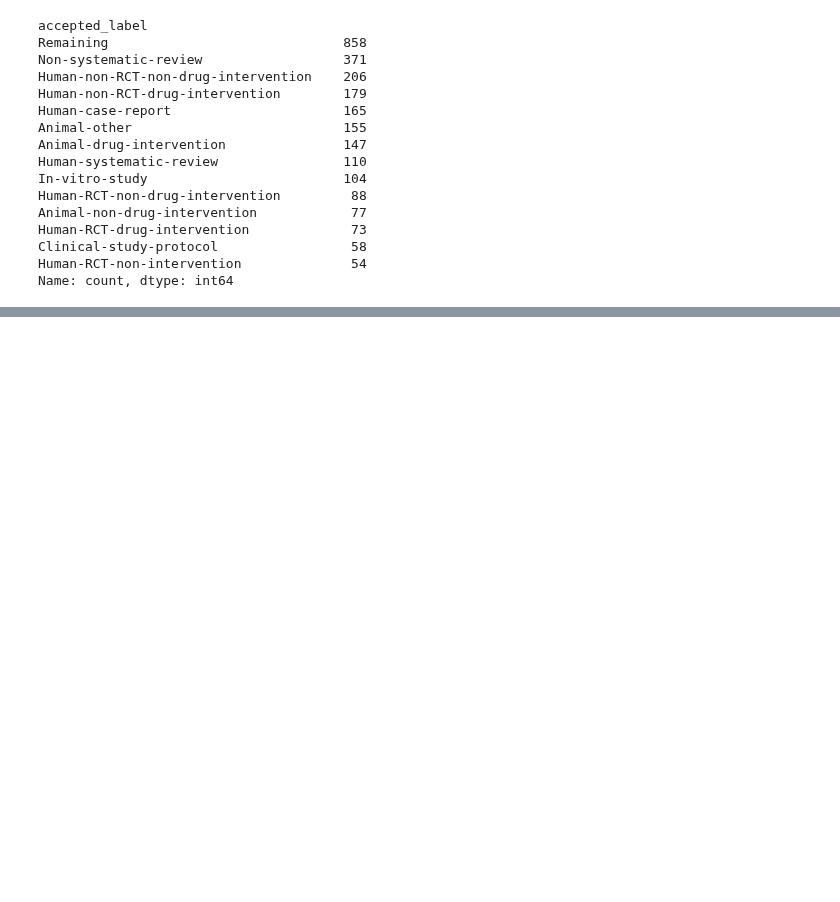
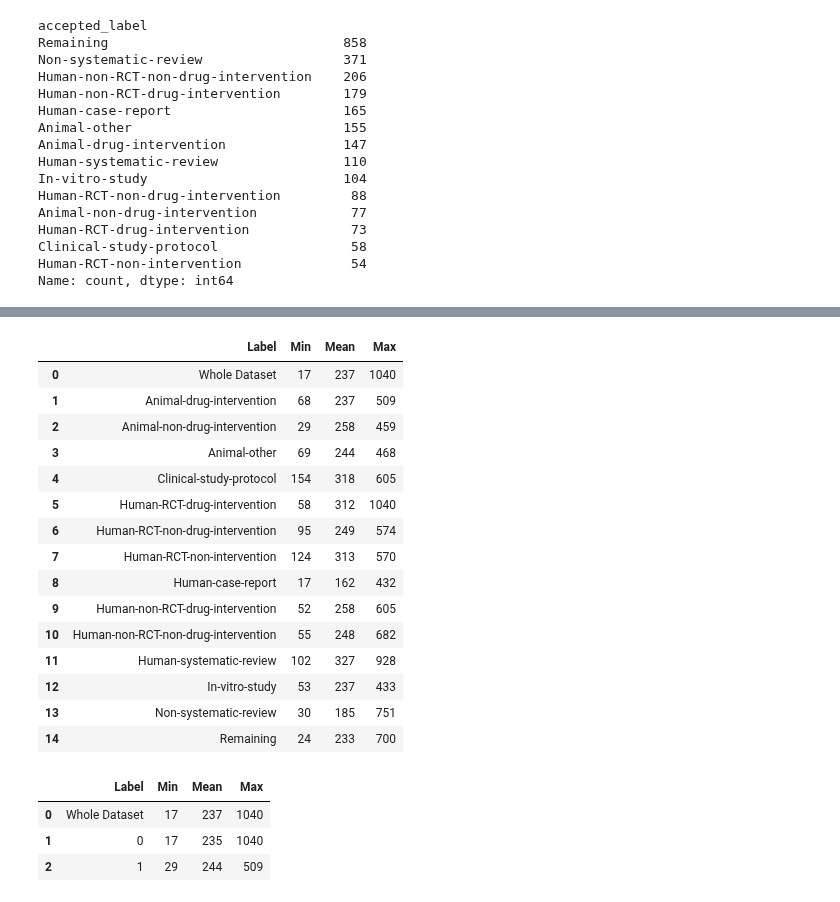
Before and after one commit to Ineichen-Group/StudyTypeTeller, a Jupyter notebook: scripts/data/abstract_statistics.ipynb, the cells around one changed output, grey strips where cells are left out. Drawn from its saved outputs; the diff is of its cells as text; code cells hidden in the pictures; blank space fills up the shorter version.

```diff
--- a/scripts/data/abstract_statistics.ipynb
+++ b/scripts/data/abstract_statistics.ipynb
@@ -96,3 +96,39 @@ Human-RCT-drug-intervention             73
 Clinical-study-protocol                 58
 Human-RCT-non-intervention              54
 Name: count, dtype: int64
+# %%
+import nltk
+from nltk.tokenize import word_tokenize
+nltk.download('punkt')
+
+def compute_stats(df, col):
+    def compute_length(text):
+        return len(word_tokenize(text))
+
+    # for the whole dataset
+    df['abstract_length'] = df.abstract.apply(compute_length)
+    dataset_stats = {
+        'Whole Dataset': {
+        'Min': df.abstract_length.min(),
+        'Mean': int(df.abstract_length.mean()),
+        'Max': df.abstract_length.max()
+        }
+    }
+
+    class_stats = {}
+    for label, group in df.groupby(col):
+        class_stats[label] = {
+            'Min': group['abstract_length'].min(),
+            'Mean': int(group['abstract_length'].mean()),
+            'Max': group['abstract_length'].max()
+        }
+
+    stats_df = pd.DataFrame({
+        'Label': ['Whole Dataset'] + list(class_stats.keys()),
+        'Min': [dataset_stats['Whole Dataset']['Min']] + [class_stats[label]['Min'] for label in class_stats],
+        'Mean': [dataset_stats['Whole Dataset']['Mean']] + [class_stats[label]['Mean'] for label in class_stats],
+        'Max': [dataset_stats['Whole Dataset']['Max']] + [class_stats[label]['Max'] for label in class_stats],
+    })
+
+
+    return stats_df
@@ -99 +138,29 @@ Name: count, dtype: int64
+# %%
+stats_df = compute_stats(df, col='accepted_label')
+stats_df
+# %% [output]
+|  | Label | Min | Mean | Max |
+| 0 | Whole Dataset | 17 | 237 | 1040 |
+| 1 | Animal-drug-intervention | 68 | 237 | 509 |
+| 2 | Animal-non-drug-intervention | 29 | 258 | 459 |
+| 3 | Animal-other | 69 | 244 | 468 |
+| 4 | Clinical-study-protocol | 154 | 318 | 605 |
+| 5 | Human-RCT-drug-intervention | 58 | 312 | 1040 |
+| 6 | Human-RCT-non-drug-intervention | 95 | 249 | 574 |
+| 7 | Human-RCT-non-intervention | 124 | 313 | 570 |
+| 8 | Human-case-report | 17 | 162 | 432 |
+| 9 | Human-non-RCT-drug-intervention | 52 | 258 | 605 |
+| 10 | Human-non-RCT-non-drug-intervention | 55 | 248 | 682 |
+| 11 | Human-systematic-review | 102 | 327 | 928 |
+| 12 | In-vitro-study | 53 | 237 | 433 |
+| 13 | Non-systematic-review | 30 | 185 | 751 |
+| 14 | Remaining | 24 | 233 | 700 |
+# %%
+stats_df = compute_stats(df, col='binary_label')
+stats_df
+# %% [output]
+|  | Label | Min | Mean | Max |
+| 0 | Whole Dataset | 17 | 237 | 1040 |
+| 1 | 0 | 17 | 235 | 1040 |
+| 2 | 1 | 29 | 244 | 509 |
 # %%
```
Also changed, not shown: parts of 4 cells of this notebook.
